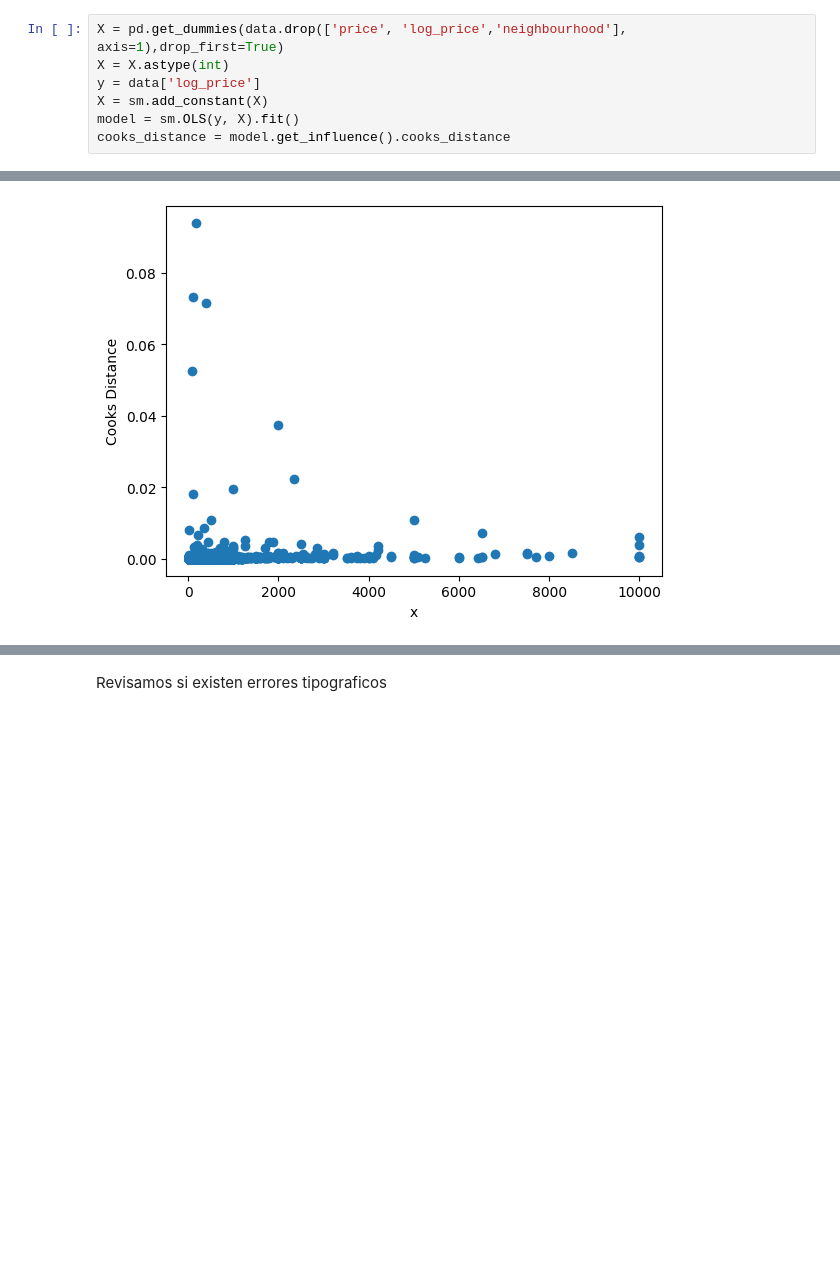
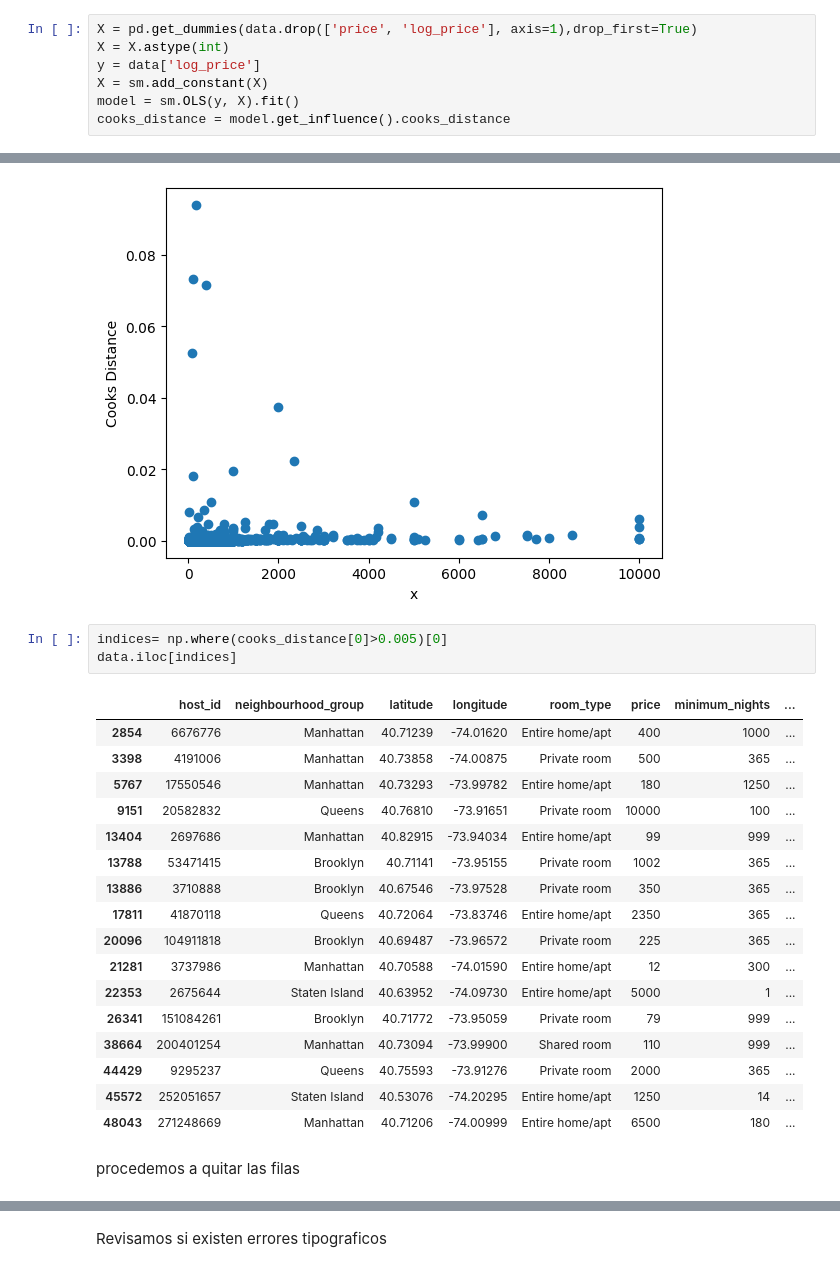
Before and after one commit to 4GeeksAcademy/machine-learning-joel, a Jupyter notebook: src/explore.ipynb, the cells around one changed output, grey strips where cells are left out. Saved outputs shown, nothing was run; the diff lists cells and outputs as text; blank space fills up the shorter version.

```diff
--- a/src/explore.ipynb
+++ b/src/explore.ipynb
@@ -213,7 +215,7 @@ plt.show()
 # %% [markdown]
 podemos observar las graficas mas simetricas que es lo quue buscamos
 # %%
-X = pd.get_dummies(data.drop(['price', 'log_price','neighbourhood'], axis=1),drop_first=True)
+X = pd.get_dummies(data.drop(['price', 'log_price'], axis=1),drop_first=True)
 X = X.astype(int)
 y = data['log_price']
 X = sm.add_constant(X)
@@ -226,3 +228,26 @@ plt.ylabel('Cooks Distance')
 plt.show()
 # %% [output]
 [figure]
+# %%
+indices= np.where(cooks_distance[0]>0.005)[0]
+data.iloc[indices]
+# %% [output]
+|  | host_id | neighbourhood_group | latitude | longitude | room_type | price | minimum_nights | ... |
+| 2854 | 6676776 | Manhattan | 40.71239 | -74.01620 | Entire home/apt | 400 | 1000 | ... |
+| 3398 | 4191006 | Manhattan | 40.73858 | -74.00875 | Private room | 500 | 365 | ... |
+| 5767 | 17550546 | Manhattan | 40.73293 | -73.99782 | Entire home/apt | 180 | 1250 | ... |
+| 9151 | 20582832 | Queens | 40.76810 | -73.91651 | Private room | 10000 | 100 | ... |
+| 13404 | 2697686 | Manhattan | 40.82915 | -73.94034 | Entire home/apt | 99 | 999 | ... |
+| 13788 | 53471415 | Brooklyn | 40.71141 | -73.95155 | Private room | 1002 | 365 | ... |
+| 13886 | 3710888 | Brooklyn | 40.67546 | -73.97528 | Private room | 350 | 365 | ... |
+| 17811 | 41870118 | Queens | 40.72064 | -73.83746 | Entire home/apt | 2350 | 365 | ... |
+| 20096 | 104911818 | Brooklyn | 40.69487 | -73.96572 | Private room | 225 | 365 | ... |
+| 21281 | 3737986 | Manhattan | 40.70588 | -74.01590 | Entire home/apt | 12 | 300 | ... |
+| 22353 | 2675644 | Staten Island | 40.63952 | -74.09730 | Entire home/apt | 5000 | 1 | ... |
+| 26341 | 151084261 | Brooklyn | 40.71772 | -73.95059 | Private room | 79 | 999 | ... |
+| 38664 | 200401254 | Manhattan | 40.73094 | -73.99900 | Shared room | 110 | 999 | ... |
+| 44429 | 9295237 | Queens | 40.75593 | -73.91276 | Private room | 2000 | 365 | ... |
+| 45572 | 252051657 | Staten Island | 40.53076 | -74.20295 | Entire home/apt | 1250 | 14 | ... |
+| 48043 | 271248669 | Manhattan | 40.71206 | -74.00999 | Entire home/apt | 6500 | 180 | ... |
+# %% [markdown]
+procedemos a quitar las filas
```
Also changed, not shown: parts of 17 cells of this notebook.
